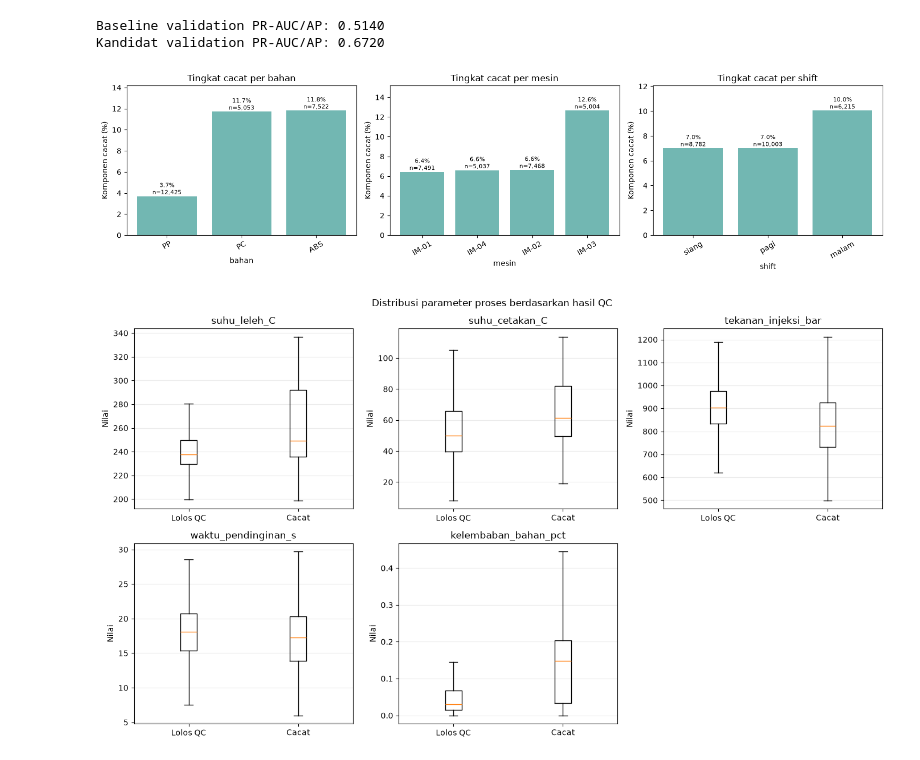
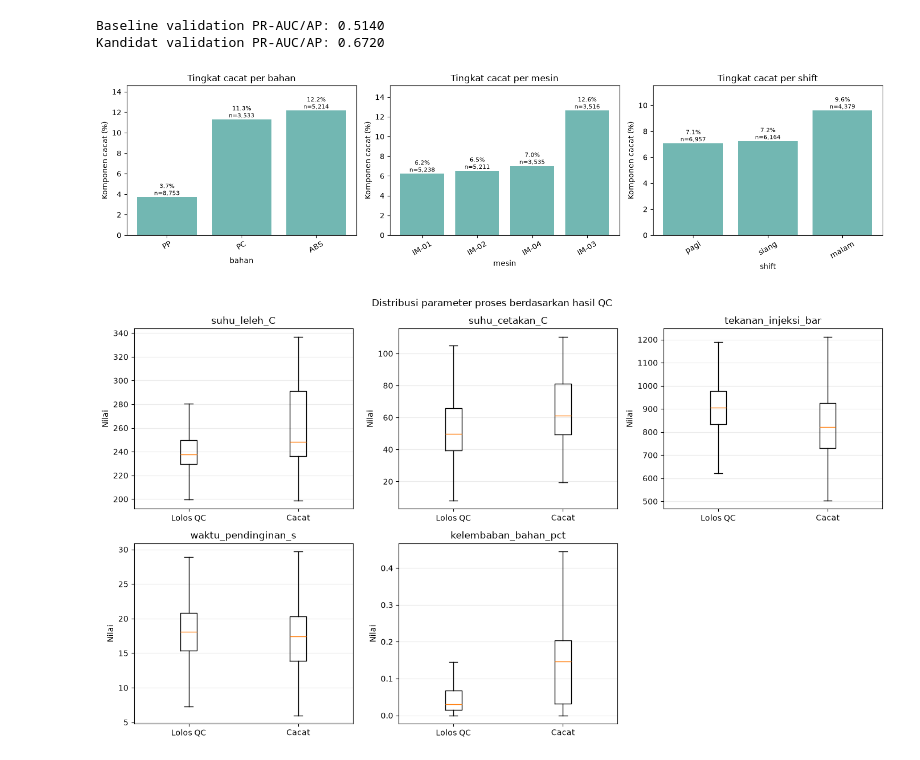
Before and after one commit to arusuzen/PROJEK-ML-GIAN---GANESH, a Jupyter notebook: Tugas_ML_inject.ipynb, the cells around one changed output. Saved outputs shown, nothing was run; the diff lists cells and outputs as text; code cells hidden in the pictures.

```diff
--- a/Tugas_ML_inject.ipynb
+++ b/Tugas_ML_inject.ipynb
@@ -91,18 +91,6 @@ for name, part in [
     ("test", test_df),
 ]:
     print(f"{name:10s}: n={len(part):,}, cacat={part['cacat'].mean():.3%}")
-
-if df.empty:
-    raise ValueError('Tidak ada baris dengan target cacat bernilai 0 atau 1 setelah pembersihan.')
-
-train_df, temp_df = train_test_split(
-    df, test_size=0.30, stratify=df['cacat'], random_state=SEED
-)
-val_df, test_df = train_test_split(
-    temp_df, test_size=0.50, stratify=temp_df['cacat'], random_state=SEED
-)
-for name, part in [('train', train_df), ('validation', val_df), ('test', test_df)]:
-    print(f'{name:10s}: n={len(part):,}, cacat={part.cacat.mean():.3%}')
 # %% [output]
 train     : n=17,500, cacat=7.760%
 validation: n=3,750, cacat=7.760%
@@ -169,38 +154,38 @@ fig, axes = plt.subplots(1, len(category_columns), figsize=(15, 4))
 
 for ax, column in zip(axes, category_columns):
     summary = (
-        df.groupby(column, dropna=False)["cacat"]
-        .agg(jumlah="size", tingkat_cacat="mean")
-        .sort_values("tingkat_cacat")
+    train_df.groupby(column, dropna=False)["cacat"]
+    .agg(jumlah="size", tingkat_cacat="mean")
+    .sort_values("tingkat_cacat")
     )
 
     bars = ax.bar(
         summary.index.astype(str),
         summary["tingkat_cacat"] * 100,
         color="#72b7b2",
     )
 
     ax.set_title(f"Tingkat cacat per {column}")
     ax.set_xlabel(column)
     ax.set_ylabel("Komponen cacat (%)")
     ax.tick_params(axis="x", rotation=30)
     ax.set_ylim(0, max(10, summary["tingkat_cacat"].max() * 120))
 
     for bar, jumlah, rate in zip(
         bars, summary["jumlah"], summary["tingkat_cacat"]
     ):
         ax.annotate(
             f"{rate:.1%}\nn={jumlah:,}",
             (bar.get_x() + bar.get_width() / 2, bar.get_height()),
             ha="center",
             va="bottom",
             fontsize=8,
         )
 
 plt.tight_layout()
 plt.show()
 # %% [output]
-[figure, old version]
+[figure, new version]
 # %%
 numeric_features = [
     "suhu_leleh_C",
```
Also changed, not shown: parts of 4 cells of this notebook, 1 other file.
